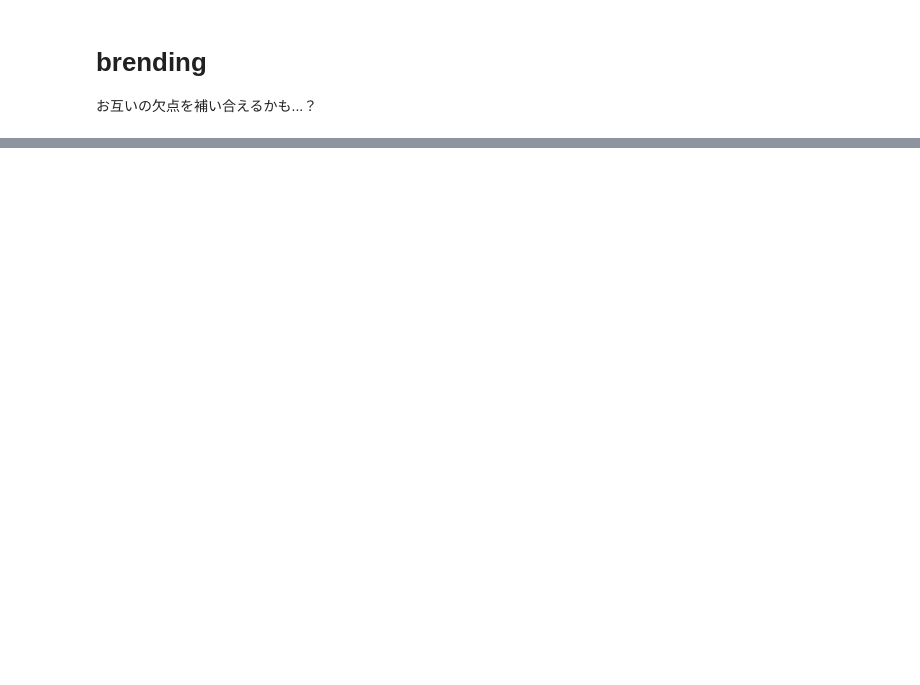
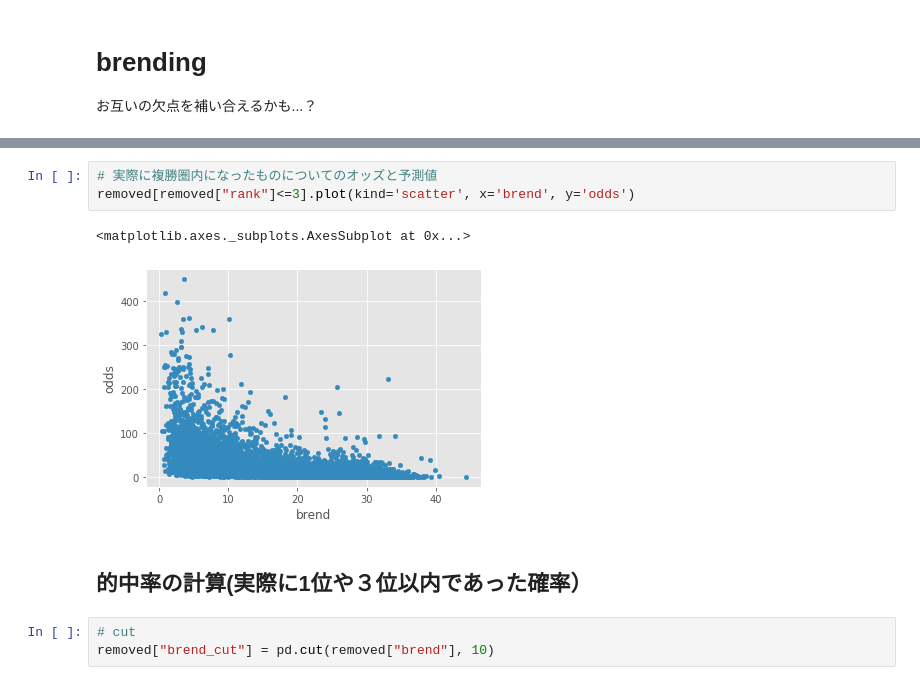
Before and after one commit to unonao/race-predict, a Jupyter notebook: evaluate_prediction.ipynb, the cells around one changed output, grey strips where cells are left out. Saved outputs shown, nothing was run; the diff lists cells and outputs as text; blank space fills up the shorter version.

```diff
--- a/evaluate_prediction.ipynb
+++ b/evaluate_prediction.ipynb
@@ -117,0 +131,11 @@ def caliculate_money_by_is_tansyo(one_race_data):
+# %%
+# 実際に複勝圏内になったものについてのオッズと予測値
+removed[removed["rank"]<=3].plot(kind='scatter', x='brend', y='odds')
+# %% [output]
+<matplotlib.axes._subplots.AxesSubplot at 0x...>
+[figure, added]
+# %% [markdown]
+## 的中率の計算(実際に1位や３位以内であった確率）
+# %%
+# cut
+removed["brend_cut"] = pd.cut(removed["brend"], 10)
```
Also changed, not shown: parts of 39 cells of this notebook.
